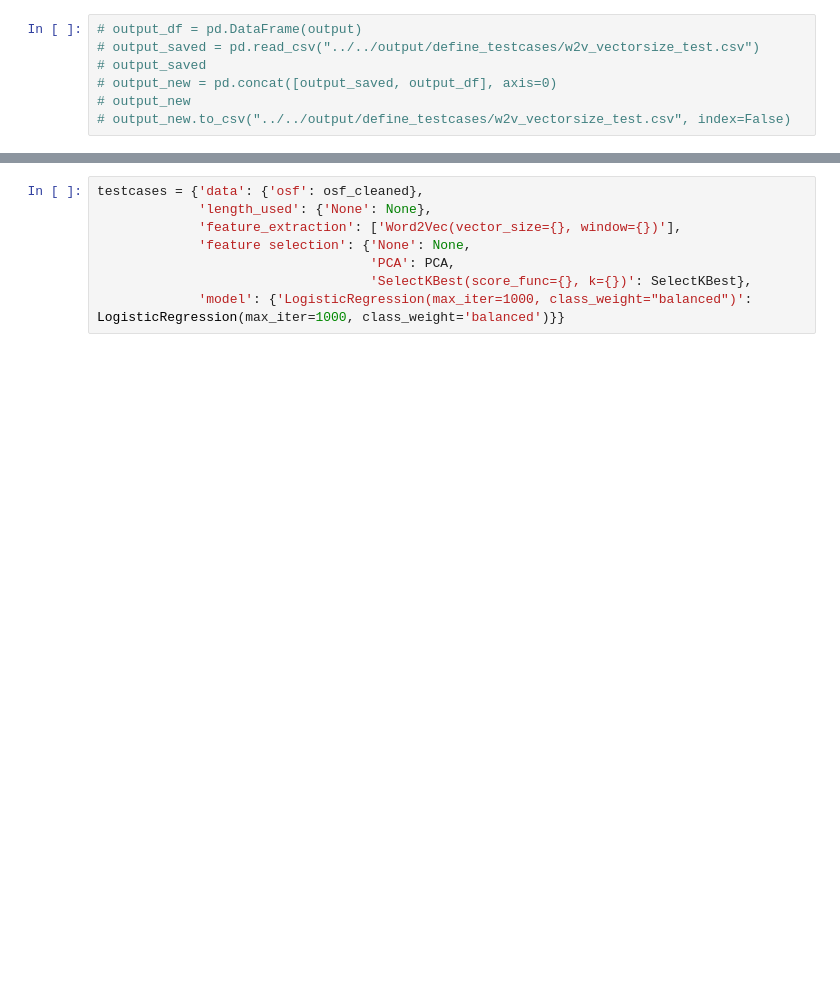
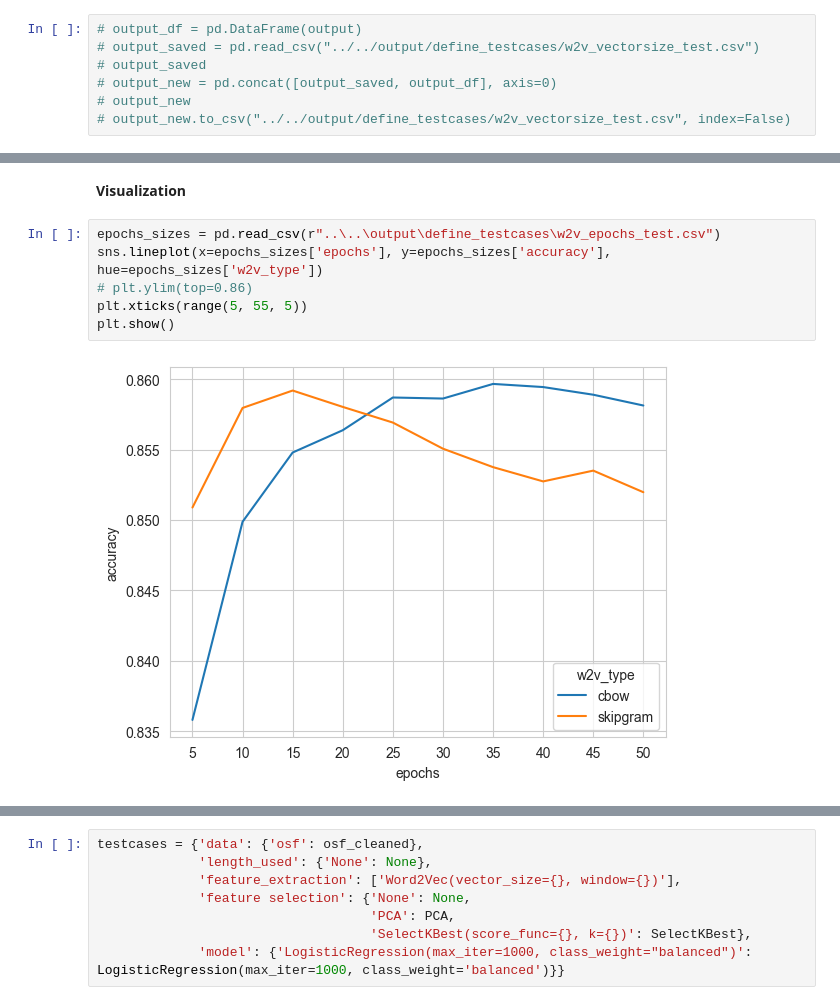
Before and after one commit to niimo753/spam-review-detection, a Jupyter notebook: notebooks/testing/word2vec.ipynb, the cells around one changed output, grey strips where cells are left out. Cells and saved outputs as stored; diff of their text form; blank space fills up the shorter version.

```diff
--- a/notebooks/testing/word2vec.ipynb
+++ b/notebooks/testing/word2vec.ipynb
@@ -354,0 +540,10 @@ cbow - vector 700: done
+# %% [markdown]
+__Visualization__
+# %%
+epochs_sizes = pd.read_csv(r"..\..\output\define_testcases\w2v_epochs_test.csv")
+sns.lineplot(x=epochs_sizes['epochs'], y=epochs_sizes['accuracy'], hue=epochs_sizes['w2v_type'])
+# plt.ylim(top=0.86)
+plt.xticks(range(5, 55, 5))
+plt.show()
+# %% [output]
+[figure, added]
```
Also changed, not shown: parts of 24 cells of this notebook, 7 other files.
